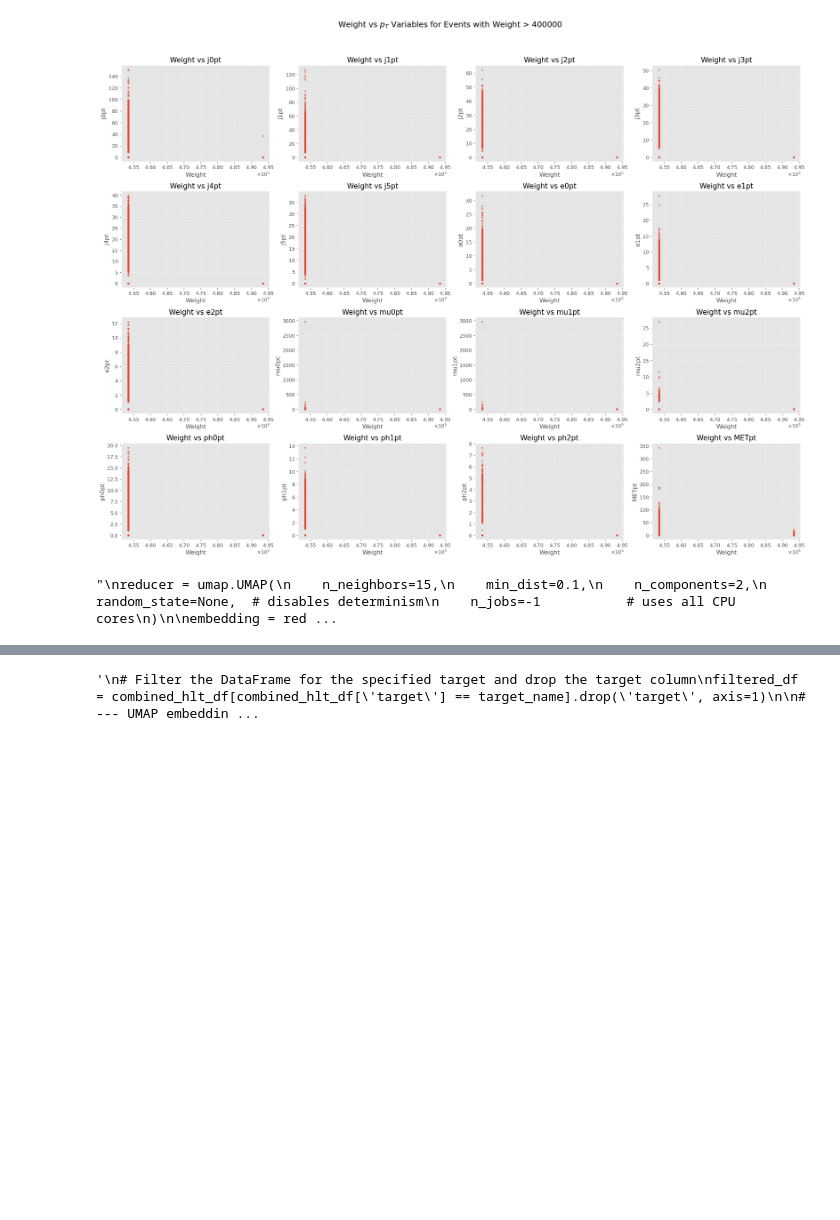
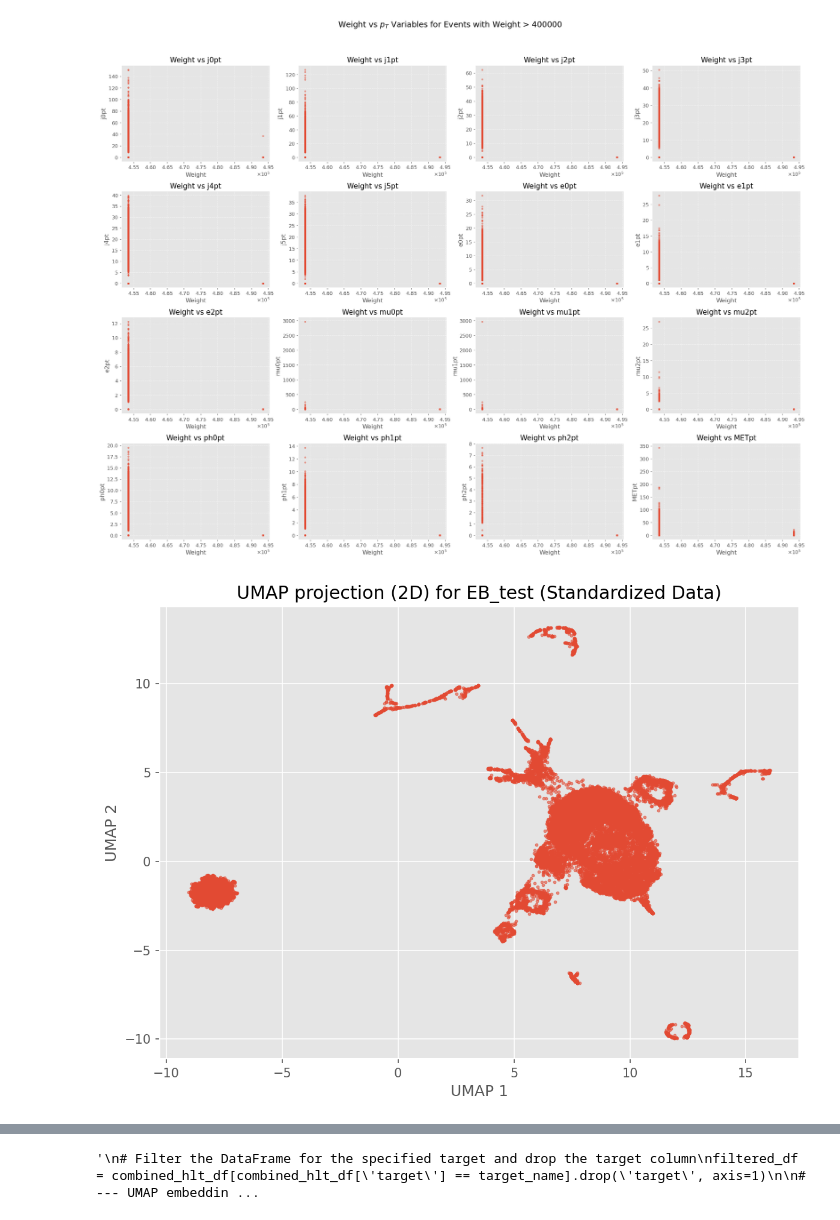
Before and after one commit to raktim711/AIMS-project---Anomaly-Detection, a Jupyter notebook: exploratory_work.ipynb, the cells around one changed output, grey strips where cells are left out. Cells and saved outputs as stored; diff of their text form; code cells hidden in the pictures; blank space fills up the shorter version.

```diff
--- a/exploratory_work.ipynb
+++ b/exploratory_work.ipynb
@@ -416,25 +416,32 @@ else:
 # %% [output]
 [figure]
 # %%
-'''
+from sklearn.preprocessing import StandardScaler
+
 reducer = umap.UMAP(
     n_neighbors=15,
     min_dist=0.1,
     n_components=2,
-    random_state=None,  # disables determinism
-    n_jobs=-1           # uses all CPU cores
+    random_state=42,   # ensures reproducibility
+    n_jobs=1           # use -1 for max cores
 )
 
-embedding = reducer.fit_transform(filtered_df)
+# Sample the data for faster processing
+sampled_df = filtered_df.sample(n=20000, random_state=42)
+
+# Standardize the data
+scaler = StandardScaler()
+scaled_sampled_df = scaler.fit_transform(sampled_df)
+
+embedding = reducer.fit_transform(scaled_sampled_df)
 
 plt.figure(figsize=(8,6),dpi=150)
 plt.scatter(embedding[:,0], embedding[:,1], s=5, alpha=0.6)
-plt.title(f'UMAP projection (2D) for {target_name}')
+plt.title(f'UMAP projection (2D) for {target_name} (Standardized Data)')
 plt.xlabel('UMAP 1')
 plt.ylabel('UMAP 2')
 plt.tight_layout()
 plt.show()
-'''
 # %% [output]
-"\nreducer = umap.UMAP(\n    n_neighbors=15,\n    min_dist=0.1,\n    n_components=2,\n    random_state=None,  # disables determinism\n    n_jobs=-1           # uses all CPU cores\n)\n\nembedding = red ...
+[figure, added]
 # %%
```
Also changed, not shown: parts of 24 cells of this notebook.
